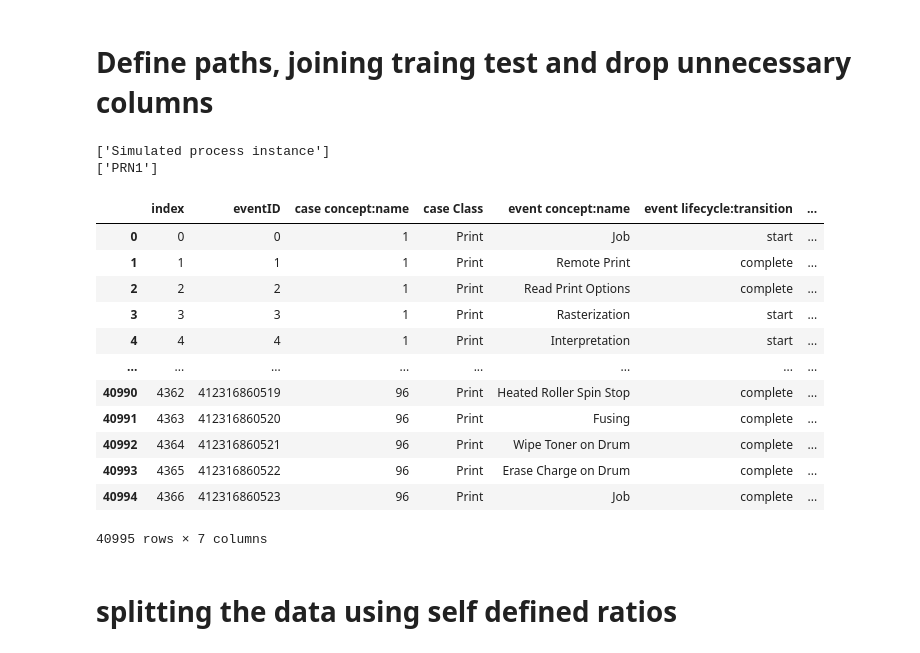
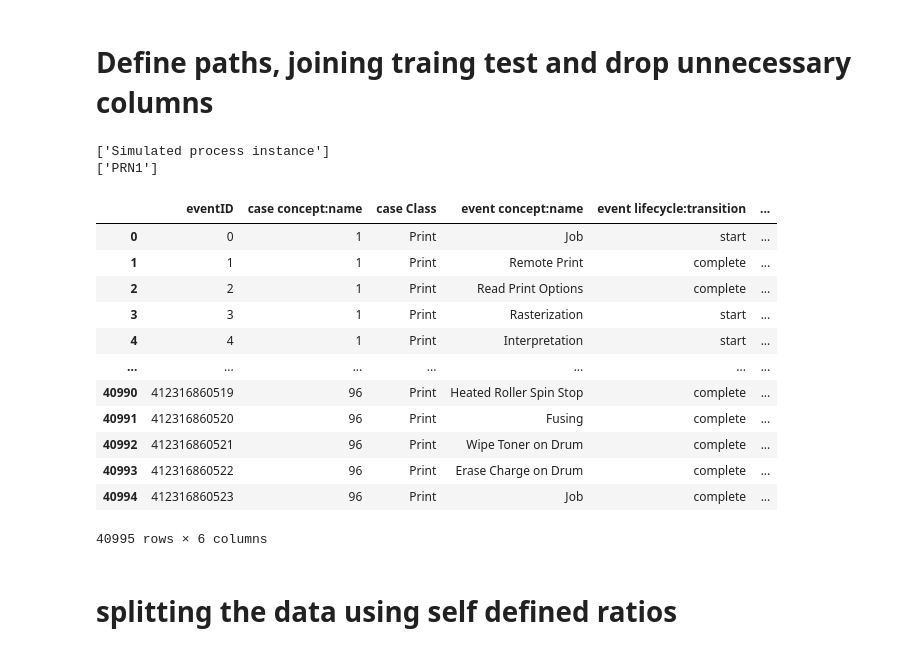
Before and after one commit to Cappa1/ProcessMining, a Jupyter notebook: EDA.ipynb, the cells around one changed output. Cells and saved outputs as stored; diff of their text form; code cells hidden in the pictures.

Commit message:
dropped index that was not supposed to be included

```diff
--- a/EDA.ipynb
+++ b/EDA.ipynb
@@ -13,40 +13,40 @@ os.getcwd()
 # %%
 path = r"/home/dazai/Documents/Process mining/Data/printer data/"
 df_train = pd.read_csv(f'{path}/event-log-training.csv')
 df_test = pd.read_csv(f'{path}/event-log-test.csv')
 
 
 df_data = pd.concat([df_train, df_test])
 df_data['event time:timestamp'] = pd.to_datetime(df_data['event time:timestamp'])
 df_data.sort_values(by=['event time:timestamp'])
-df_data.reset_index(inplace=True)
+df_data.reset_index(inplace=True, drop=True)
 
 # only one value for entire column
 print(df_data['case description'].unique())
 print(df_data['event org:resource'].unique())
 df_data.drop(['case description', 'event org:resource'], axis=1, inplace=True)
 
 # remove whitespace at beginning and end of column name
 df_data.columns = df_data.columns.str.strip()
 
 
 df_data
 # %% [output]
 ['Simulated process instance']
 ['PRN1']
-|  | index | eventID | case concept:name | case Class | event concept:name | event lifecycle:transition | ... |
-| 0 | 0 | 0 | 1 | Print | Job | start | ... |
-| 1 | 1 | 1 | 1 | Print | Remote Print | complete | ... |
-| 2 | 2 | 2 | 1 | Print | Read Print Options | complete | ... |
-| 3 | 3 | 3 | 1 | Print | Rasterization | start | ... |
-| 4 | 4 | 4 | 1 | Print | Interpretation | start | ... |
-| ... | ... | ... | ... | ... | ... | ... | ... |
-| 40990 | 4362 | 412316860519 | 96 | Print | Heated Roller Spin Stop | complete | ... |
-| 40991 | 4363 | 412316860520 | 96 | Print | Fusing | complete | ... |
-| 40992 | 4364 | 412316860521 | 96 | Print | Wipe Toner on Drum | complete | ... |
-| 40993 | 4365 | 412316860522 | 96 | Print | Erase Charge on Drum | complete | ... |
-| 40994 | 4366 | 412316860523 | 96 | Print | Job | complete | ... |
+|  | eventID | case concept:name | case Class | event concept:name | event lifecycle:transition | ... |
+| 0 | 0 | 1 | Print | Job | start | ... |
+| 1 | 1 | 1 | Print | Remote Print | complete | ... |
+| 2 | 2 | 1 | Print | Read Print Options | complete | ... |
+| 3 | 3 | 1 | Print | Rasterization | start | ... |
+| 4 | 4 | 1 | Print | Interpretation | start | ... |
+| ... | ... | ... | ... | ... | ... | ... |
+| 40990 | 412316860519 | 96 | Print | Heated Roller Spin Stop | complete | ... |
+| 40991 | 412316860520 | 96 | Print | Fusing | complete | ... |
+| 40992 | 412316860521 | 96 | Print | Wipe Toner on Drum | complete | ... |
+| 40993 | 412316860522 | 96 | Print | Erase Charge on Drum | complete | ... |
+| 40994 | 412316860523 | 96 | Print | Job | complete | ... |
-40995 rows × 7 columns
+40995 rows × 6 columns
 # %% [markdown]
 # splitting the data using self defined ratios
 # %%
```
Also changed, not shown: parts of 1 cell of this notebook.
